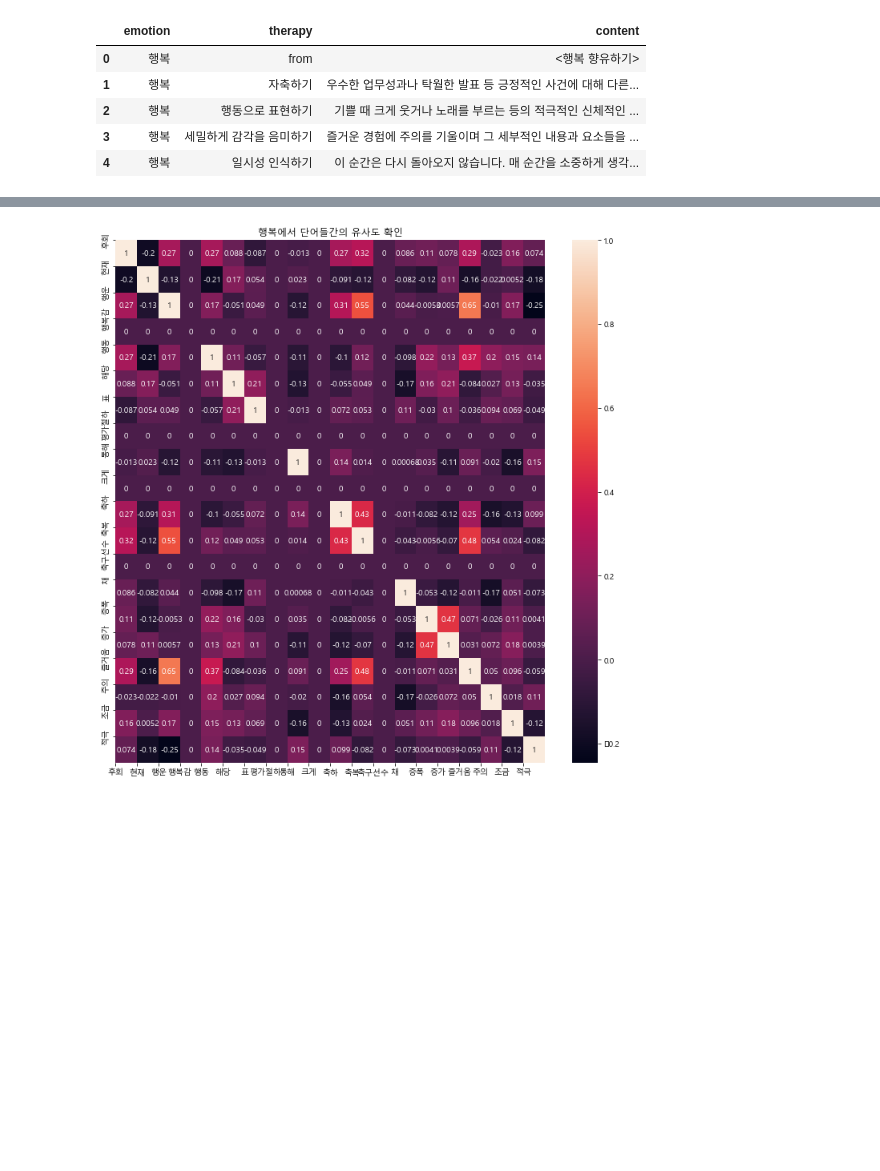
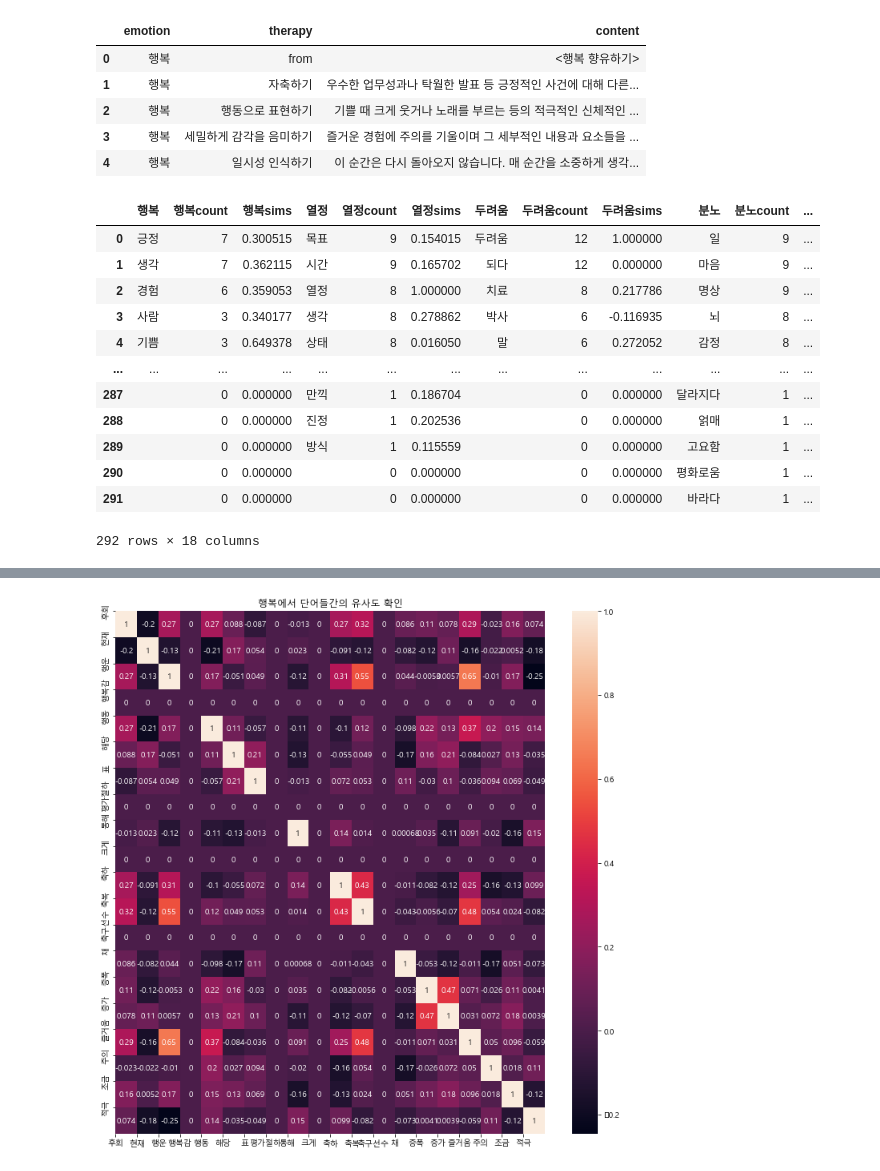
Before and after one commit to sigongjoa/emotion_thearpy, a Jupyter notebook: check_emtion_data.ipynb, the cells around one changed output, grey strips where cells are left out. Saved outputs shown, nothing was run; the diff lists cells and outputs as text; code cells hidden in the pictures; blank space fills up the shorter version.

```diff
--- a/check_emtion_data.ipynb
+++ b/check_emtion_data.ipynb
@@ -124,10 +124,17 @@ class check_data():
         plt.show()
 
     def getDF(self):
+        self.df.to_csv('data.csv')
         return self.df
 
     def count_to_csv(self,file_name):
-        em_name = ['행복 word','행복 count', '열정 word','열정 count', '두려움 word', '두려움 count', '분노 word','분노 count', '우울 word','우울 count', '슬픔 word','슬픔 count']
+        em_name = ['행복' , '열정' , '두려움', '분노' , '우울' , '슬픔']
+        em_idx = []
+        for em in em_name:
+            em_idx.append(em)
+            em_idx.append(em + "count")
+            em_idx.append(em + 'sims')
+
         em_dict = []
         max =  0
         for idx in range(0,5):
@@ -135,22 +142,30 @@ class check_data():
             if max < vv:
                 max = vv
 
-        ret_df = pd.DataFrame(em_dict,columns=em_name)
+        ret_df = pd.DataFrame(em_dict,columns=em_idx)
 
-        for idx in range(0,len(em_name),2):
-            tmp = sorted(collections.Counter(self.df['therapy_NV'][round(idx/2)]).items(), key = lambda item : item[1], reverse=True)
+        for idx in range(0,len(em_idx),3):
+            tmp = sorted(collections.Counter(self.df['therapy_NV'][round(idx/3)]).items(), key = lambda item : item[1], reverse=True)
             tmp_words = []
             tmp_counts = []
+            tmp_sims = []
             for x, y in tmp:
                 tmp_words.append(x)
                 tmp_counts.append(y)
+                try:
+                    tmp_sims.append(self.wiki_model.wv.similarity(x,em_idx[idx]))
+                except:
+                    tmp_sims.append(0)
             for _ in range(0,max - len(tmp)):
                 tmp_words.append("")
                 tmp_counts.append(0)
+                tmp_sims.append(0)
 
-            ret_df[em_name[idx]] = tmp_words
-            ret_df[em_name[idx+1]] = tmp_counts
+            ret_df[em_idx[idx]] = tmp_words
+            ret_df[em_idx[idx+1]] = tmp_counts
+            ret_df[em_idx[idx+2]] = tmp_sims
         ret_df.to_csv(file_name)
+        return ret_df
 
     def sim_word_to_csv(self,topn,file_name):
         em_name = ['행복','Similarity', '열정','Similarity', '두려움', 'Similarity', '분노','Similarity', '우울','Similarity', '슬픔','Similarity']
@@ -170,6 +185,24 @@ class check_data():
             ret_df[em_name[idx]] = tmp_simwords
             ret_df[em_name[idx+1]] = tmp_Similarity
         ret_df.to_csv(file_name)
+        return ret_df
+# %%
+XYZ = check_data(data)
+XYZ.count_to_csv("count&sims.csv")
+# %% [output]
+|  | 행복 | 행복count | 행복sims | 열정 | 열정count | 열정sims | 두려움 | 두려움count | 두려움sims | 분노 | 분노count | ... |
+| 0 | 긍정 | 7 | 0.300515 | 목표 | 9 | 0.154015 | 두려움 | 12 | 1.000000 | 일 | 9 | ... |
+| 1 | 생각 | 7 | 0.362115 | 시간 | 9 | 0.165702 | 되다 | 12 | 0.000000 | 마음 | 9 | ... |
+| 2 | 경험 | 6 | 0.359053 | 열정 | 8 | 1.000000 | 치료 | 8 | 0.217786 | 명상 | 9 | ... |
+| 3 | 사람 | 3 | 0.340177 | 생각 | 8 | 0.278862 | 박사 | 6 | -0.116935 | 뇌 | 8 | ... |
+| 4 | 기쁨 | 3 | 0.649378 | 상태 | 8 | 0.016050 | 말 | 6 | 0.272052 | 감정 | 8 | ... |
+| ... | ... | ... | ... | ... | ... | ... | ... | ... | ... | ... | ... | ... |
+| 287 |  | 0 | 0.000000 | 만끽 | 1 | 0.186704 |  | 0 | 0.000000 | 달라지다 | 1 | ... |
+| 288 |  | 0 | 0.000000 | 진정 | 1 | 0.202536 |  | 0 | 0.000000 | 얽매 | 1 | ... |
+| 289 |  | 0 | 0.000000 | 방식 | 1 | 0.115559 |  | 0 | 0.000000 | 고요함 | 1 | ... |
+| 290 |  | 0 | 0.000000 |  | 0 | 0.000000 |  | 0 | 0.000000 | 평화로움 | 1 | ... |
+| 291 |  | 0 | 0.000000 |  | 0 | 0.000000 |  | 0 | 0.000000 | 바라다 | 1 | ... |
+292 rows × 18 columns
 # %%
 XYZ = check_data(data)
 XYZ.count_to_csv('count_result_stopwording.csv')
```
Also changed, not shown: parts of 3 cells of this notebook, 2 other files.
